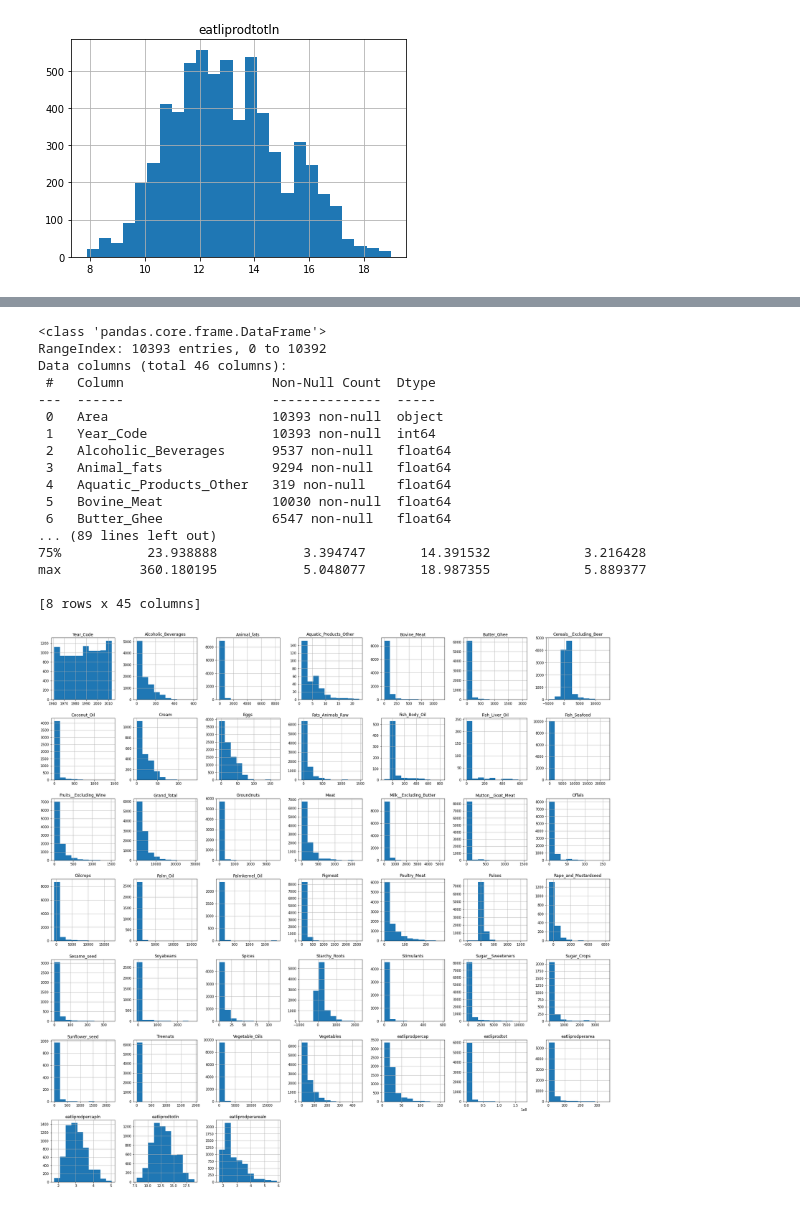
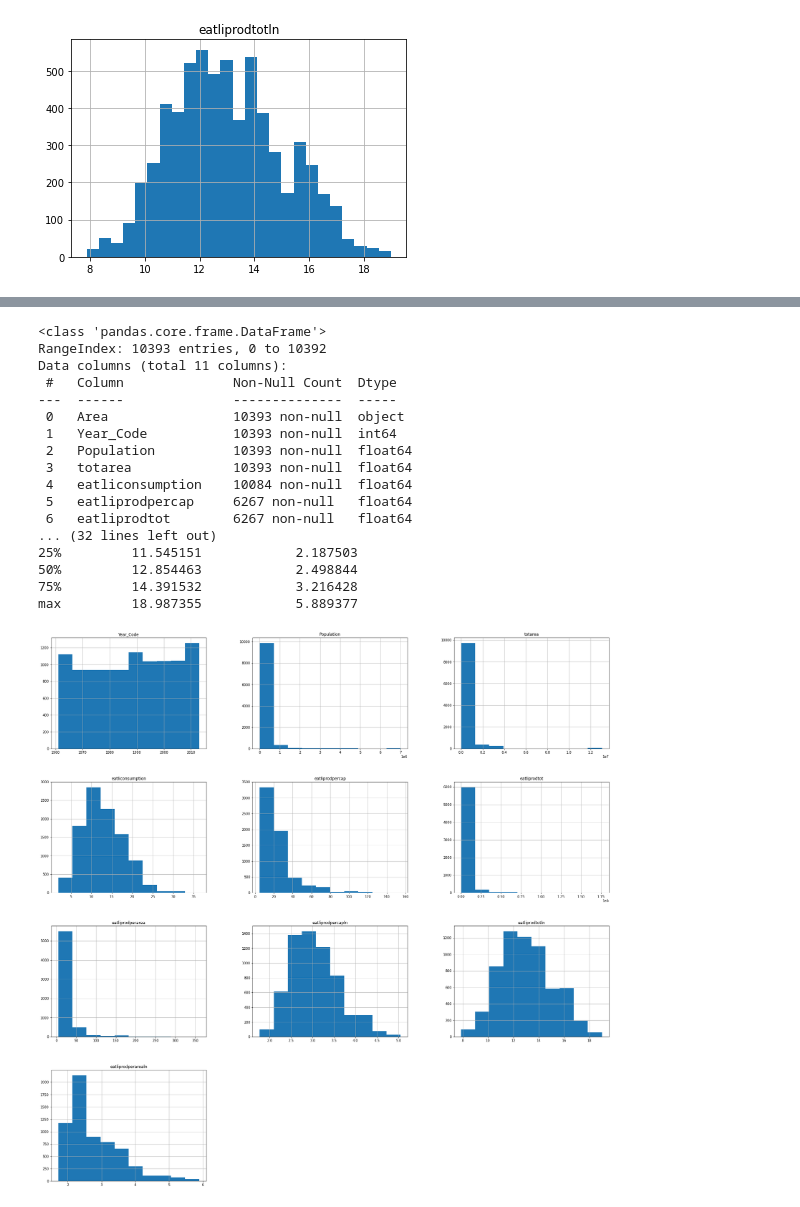
Before and after one commit to Michael-Suttle/assignment_2, a Jupyter notebook: Part_01.ipynb, the cells around one changed output, grey strips where cells are left out. Drawn from its saved outputs; the diff is of its cells as text; code cells hidden in the pictures.

```diff
--- a/Part_01.ipynb
+++ b/Part_01.ipynb
@@ -629,0 +681,3 @@ fbs_pivot_cal_to_tonneeatli.head()
+# %%
+fbs_prod = fbs_prod[fbs_prod.Item.isin(allnecessary)]
+fbs_prod.head()
@@ -690,6 +721,6 @@ def calcgrandtotal(df):
         grandtotlist.append(grandtot)
     return grandtotlist
 # %%
-fbs_pivot_cal_to_tonneeatlipercap["Grand_Total"] = calcgrandtotal(fbs_pivot_cal_to_tonneeatlipercap)
-fbs_pivot_cal_to_tonneeatlitot["Grand_Total"] = calcgrandtotal(fbs_pivot_cal_to_tonneeatlitot)
-fbs_pivot_cal_to_tonneeatliperarea["Grand_Total"] = calcgrandtotal(fbs_pivot_cal_to_tonneeatliperarea)
+fbs_prodpercap["Grand_Total"] = calcgrandtotal(fbs_prodpercap)
+fbs_prodtot["Grand_Total"] = calcgrandtotal(fbs_prodtot)
+fbs_prodperarea["Grand_Total"] = calcgrandtotal(fbs_prodperarea)
@@ -764,11 +791,14 @@ eatliprodperarea = eatlicalcprod(fbs_pivot_cal_to_tonneeatliperarea)
 # %%
-fbs_pivot_cal_to_tonneeatlipercap["eatliprodpercap"] = eatliprodpercap
-fbs_pivot_cal_to_tonneeatlipercap["eatliprodtot"] = eatliprodtot
-fbs_pivot_cal_to_tonneeatlipercap["eatliprodperarea"] = eatliprodperarea
-fbs_pivot_cal_to_tonneeatlifinal = fbs_pivot_cal_to_tonneeatlipercap
-del [fbs_pivot_cal_to_tonneeatlitot, fbs_pivot_cal_to_tonneeatlipercap, fbs_pivot_cal_to_tonneeatliperarea]
+fbs_prodpercap["eatliprodpercap"] = eatlicalcprod(fbs_prodpercap)
+fbs_prodtot["eatliprodtot"] = eatlicalcprod(fbs_prodtot)
+fbs_prodperarea["eatliprodperarea"] = eatlicalcprod(fbs_prodperarea)
+fbs_areaXyear["eatliprodpercap"] = add_item(fbs_areaXyear, fbs_prodpercap, "eatliprodpercap")
+fbs_areaXyear["eatliprodtot"] = add_item(fbs_areaXyear, fbs_prodtot, "eatliprodtot")
+fbs_areaXyear["eatliprodperarea"] = add_item(fbs_areaXyear, fbs_prodperarea, "eatliprodperarea")
+
+del [fbs_prodtot, fbs_prodpercap, fbs_prodperarea]
 # %%
-fbs_pivot_cal_to_tonneeatlifinal["eatliprodpercapln"] = fbs_pivot_cal_to_tonneeatlifinal["eatliprodpercap"].apply(lambda x: np.log(x + 1))
-fbs_pivot_cal_to_tonneeatlifinal["eatliprodtotln"] = fbs_pivot_cal_to_tonneeatlifinal["eatliprodtot"].apply(lambda x: np.log(x + 1))
-fbs_pivot_cal_to_tonneeatlifinal["eatliprodperarealn"] = fbs_pivot_cal_to_tonneeatlifinal["eatliprodperarea"].apply(lambda x: np.log(x + 1))
+fbs_areaXyear["eatliprodpercapln"] = fbs_areaXyear["eatliprodpercap"].apply(lambda x: np.log(x + 1))
+fbs_areaXyear["eatliprodtotln"] = fbs_areaXyear["eatliprodtot"].apply(lambda x: np.log(x + 1))
+fbs_areaXyear["eatliprodperarealn"] = fbs_areaXyear["eatliprodperarea"].apply(lambda x: np.log(x + 1))
 # %%
@@ -835,28 +865,28 @@ array([[<AxesSubplot:title={'center':'eatliprodperarealn'}>]],
 # %%
-print(fbs_pivot_cal_to_tonneeatlifinal.info())
-print(fbs_pivot_cal_to_tonneeatlifinal.describe())
+print(fbs_areaXyear.info())
+print(fbs_areaXyear.describe())
 # %% [output]
 <class 'pandas.core.frame.DataFrame'>
 RangeIndex: 10393 entries, 0 to 10392
-Data columns (total 46 columns):
- #   Column                   Non-Null Count  Dtype
----  ------                   --------------  -----
- 0   Area                     10393 non-null  object
- 1   Year_Code                10393 non-null  int64
- 2   Alcoholic_Beverages      9537 non-null   float64
- 3   Animal_fats              9294 non-null   float64
- 4   Aquatic_Products_Other   319 non-null    float64
- 5   Bovine_Meat              10030 non-null  float64
- 6   Butter_Ghee              6547 non-null   float64
-... (89 lines left out)
-75%           23.938888           3.394747       14.391532            3.216428
-max          360.180195           5.048077       18.987355            5.889377
-
-[8 rows x 45 columns]
+Data columns (total 11 columns):
+ #   Column              Non-Null Count  Dtype
+---  ------              --------------  -----
+ 0   Area                10393 non-null  object
+ 1   Year_Code           10393 non-null  int64
+ 2   Population          10393 non-null  float64
+ 3   totarea             10393 non-null  float64
+ 4   eatliconsumption    10084 non-null  float64
+ 5   eatliprodpercap     6267 non-null   float64
+ 6   eatliprodtot        6267 non-null   float64
+... (32 lines left out)
+25%         11.545151            2.187503
+50%         12.854463            2.498844
+75%         14.391532            3.216428
+max         18.987355            5.889377
 # %%
 hists = plt.figure(figsize = (30,30))  # Size of the figure
 ax = hists.gca()
-fbs_pivot_cal_to_tonneeatlifinal.hist(ax = ax)         # draw a histogram based on the dataset
+fbs_areaXyear.hist(ax = ax)         # draw a histogram based on the dataset
 plt.show()
 # %% [output]
-[figure, old version]
+[figure, new version]
```
Also changed, not shown: parts of 175 cells of this notebook.
